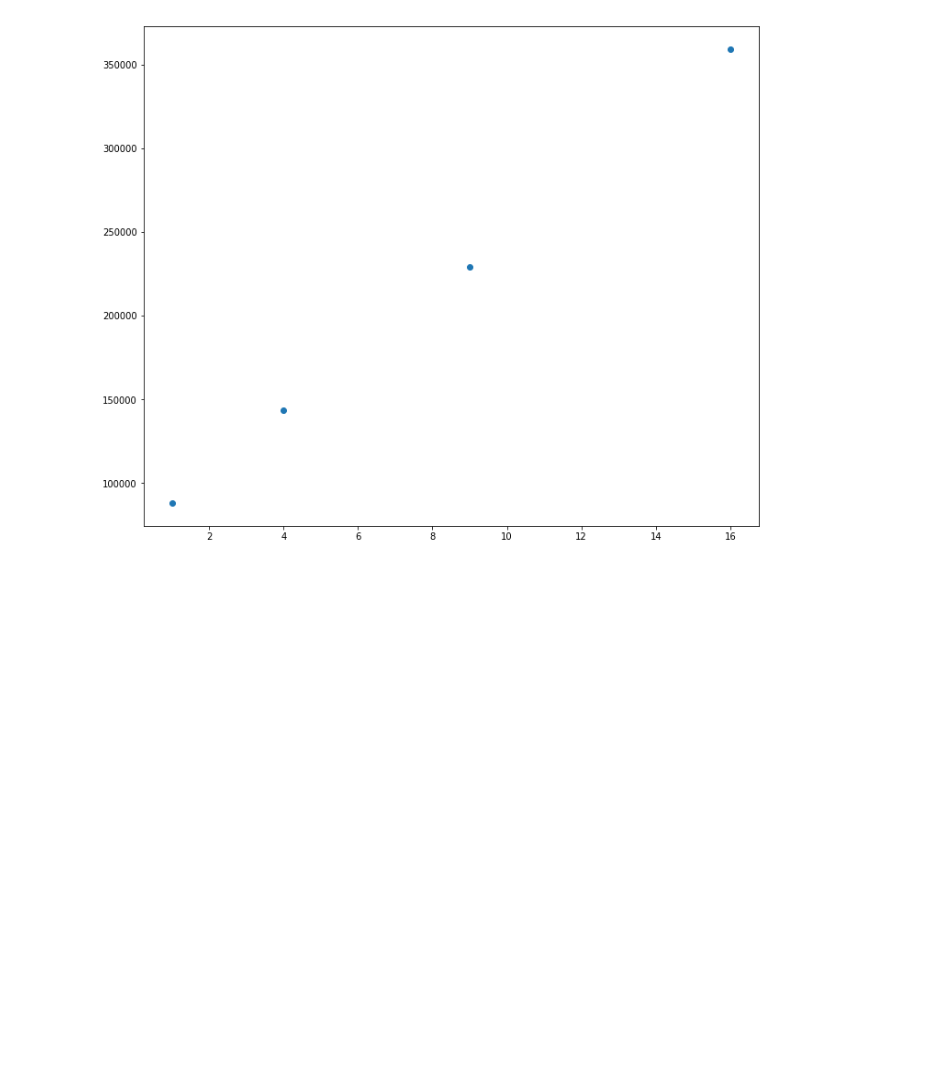
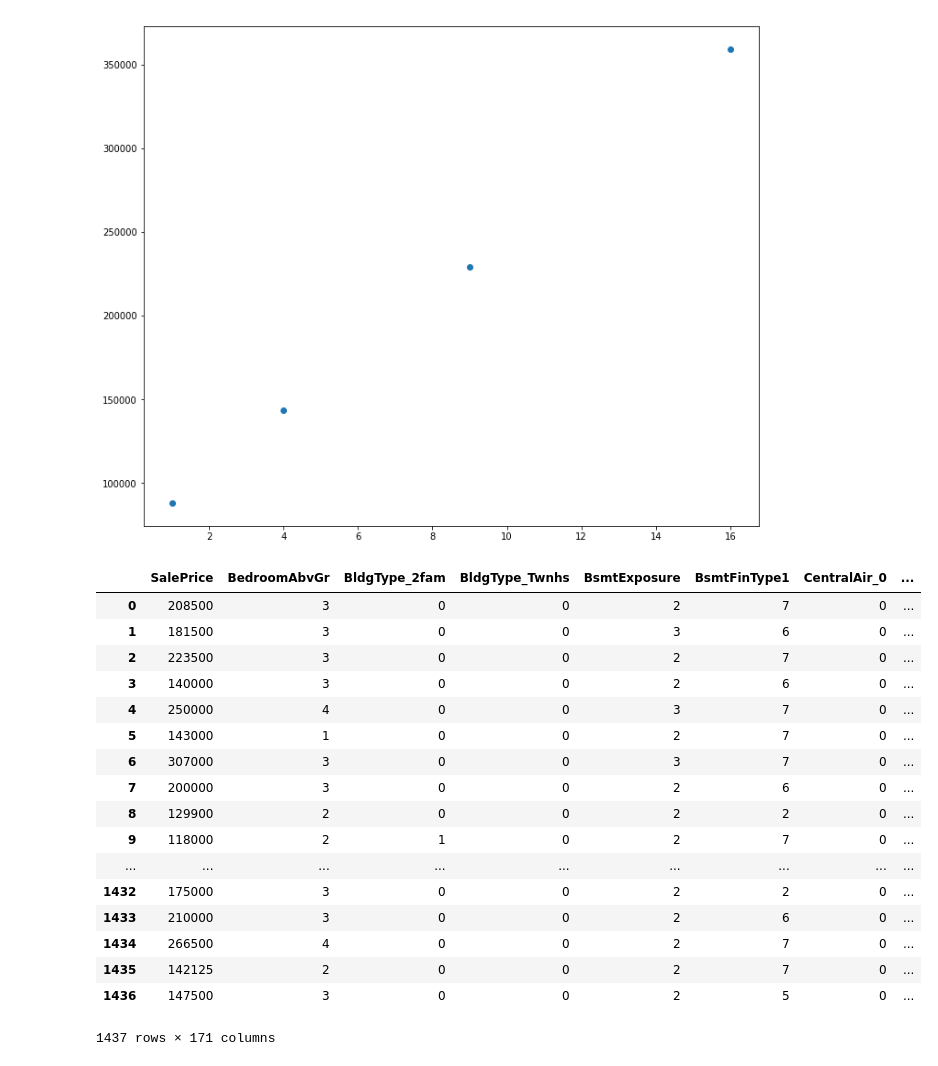
Before and after one commit to bgelly/Machine_Learning_Project_3, a Jupyter notebook: house-prices-advanced-regression-techniques/ridgeBennett/RidgeTestGelly-Copy1.ipynb, the cells around one changed output. Cells and saved outputs as stored; diff of their text form; code cells hidden in the pictures; blank space fills up the shorter version.

```diff
--- a/house-prices-advanced-regression-techniques/ridgeBennett/RidgeTestGelly-Copy1.ipynb
+++ b/house-prices-advanced-regression-techniques/ridgeBennett/RidgeTestGelly-Copy1.ipynb
@@ -518,3 +518,27 @@ plt.scatter(x= [i**2 for i in test_exterqual.index], y = test_exterqual['SalePri
 # %% [output]
 <matplotlib.collections.PathCollection at 0x...>
 [figure]
+# %%
+path_to_file = "bg_train.csv"
+dataProj = pd.read_csv(path_to_file)
+# %%
+dataProj
+# %% [output]
+|  | SalePrice | BedroomAbvGr | BldgType_2fam | BldgType_Twnhs | BsmtExposure | BsmtFinType1 | CentralAir_0 | ... |
+| 0 | 208500 | 3 | 0 | 0 | 2 | 7 | 0 | ... |
+| 1 | 181500 | 3 | 0 | 0 | 3 | 6 | 0 | ... |
+| 2 | 223500 | 3 | 0 | 0 | 2 | 7 | 0 | ... |
+| 3 | 140000 | 3 | 0 | 0 | 2 | 6 | 0 | ... |
+| 4 | 250000 | 4 | 0 | 0 | 3 | 7 | 0 | ... |
+| 5 | 143000 | 1 | 0 | 0 | 2 | 7 | 0 | ... |
+| 6 | 307000 | 3 | 0 | 0 | 3 | 7 | 0 | ... |
+| 7 | 200000 | 3 | 0 | 0 | 2 | 6 | 0 | ... |
+| 8 | 129900 | 2 | 0 | 0 | 2 | 2 | 0 | ... |
+| 9 | 118000 | 2 | 1 | 0 | 2 | 7 | 0 | ... |
+| ... | ... | ... | ... | ... | ... | ... | ... | ... |
+| 1432 | 175000 | 3 | 0 | 0 | 2 | 2 | 0 | ... |
+| 1433 | 210000 | 3 | 0 | 0 | 2 | 6 | 0 | ... |
+| 1434 | 266500 | 4 | 0 | 0 | 2 | 7 | 0 | ... |
+| 1435 | 142125 | 2 | 0 | 0 | 2 | 7 | 0 | ... |
+| 1436 | 147500 | 3 | 0 | 0 | 2 | 5 | 0 | ... |
+1437 rows × 171 columns
```
Also changed, not shown: 5 other files.
